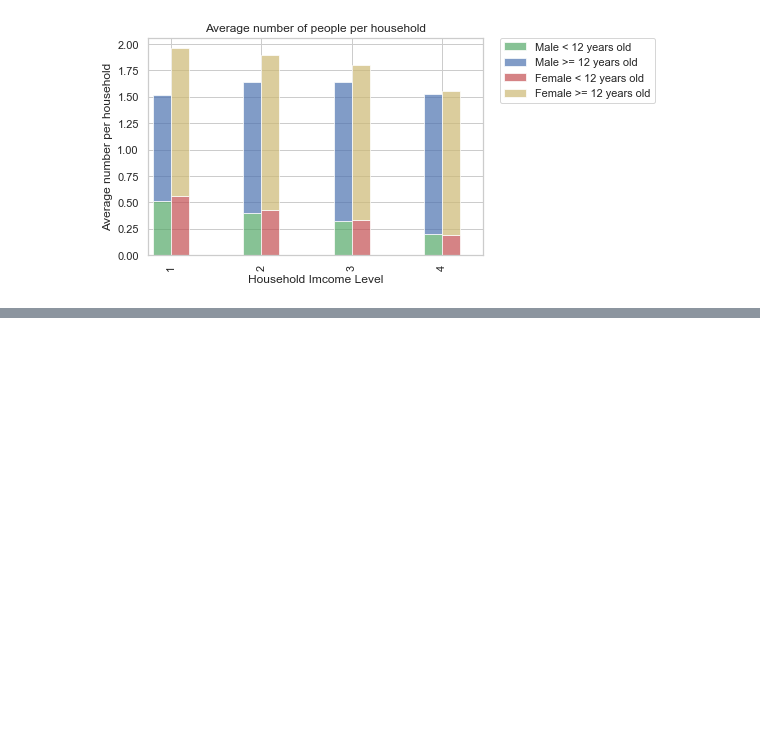
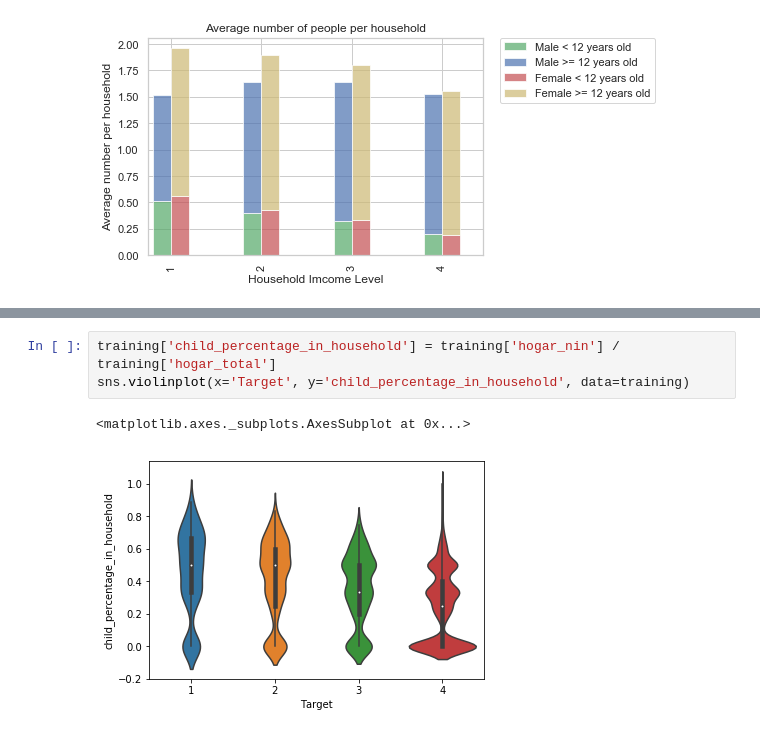
Before and after one commit to zhaomh1998/ece143, a Jupyter notebook: plot1.ipynb, the cells around one changed output, grey strips where cells are left out. Saved outputs shown, nothing was run; the diff lists cells and outputs as text; blank space fills up the shorter version.

```diff
--- a/plot1.ipynb
+++ b/plot1.ipynb
@@ -273,0 +287,6 @@ plt.show()
+# %%
+training['child_percentage_in_household'] = training['hogar_nin'] / training['hogar_total']
+sns.violinplot(x='Target', y='child_percentage_in_household', data=training)
+# %% [output]
+<matplotlib.axes._subplots.AxesSubplot at 0x...>
+[figure, added]
```
Also changed, not shown: parts of 12 cells of this notebook.
